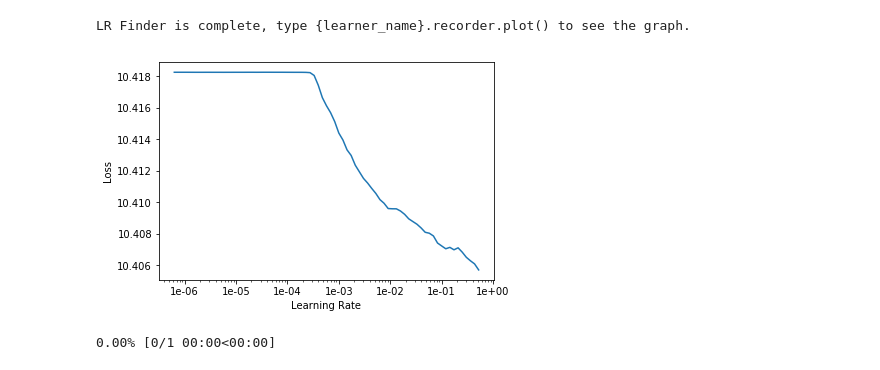
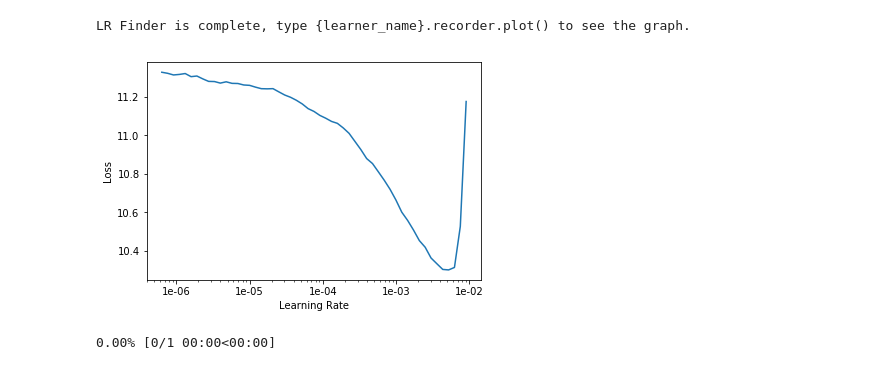
Before and after one commit to fg91/Neural-Image-Caption-Generation-Tutorial, a Jupyter notebook: Image caption generator.ipynb, the cells around one changed output. Drawn from its saved outputs; the diff is of its cells as text; code cells hidden in the pictures.

```diff
--- a/Image caption generator.ipynb
+++ b/Image caption generator.ipynb
@@ -310,7 +310,6 @@ class seq2seqAutoEncoder(nn.Module):
         # pdb.set_trace()
         _, h = self.encode(inp)
 
-        # Decode
         dec_inp = torch.zeros(inp.size(1), requires_grad=False).long()
         dec_inp = dec_inp.to(self.device)
         res = []
@@ -325,10 +324,7 @@ class seq2seqAutoEncoder(nn.Module):
         return torch.stack(res)
 
     def encode(self, inp):
-        seqlen, bs = inp.size()
-
-        # Encode
-        h = self.initHidden(bs)
+        h = self.initHidden(inp.size(1))  # bs
         h = h.to(self.device)
         emb = self.emb_drop(self.emb(inp))
         enc_output, h = self.rnn_enc(emb, h) # h[1] is same as enc_outp[-1]!
@@ -342,7 +338,7 @@ class seq2seqAutoEncoder(nn.Module):
         output, h = self.rnn_dec(emb_inp, h)
         output = self.out(self.out_drop(output[0]))
 
-        return F.softmax(output, dim=1), h
+        return output, h
 
     def initHidden(self, bs):
         return torch.zeros(self.n_layers, bs, self.n_hid, requires_grad=False)
@@ -359,7 +355,7 @@ def Seq2SeqLoss(pred, target):
     pred = pred[:seqlen]
 
     # cross_entropy can't handle rank 3 tensors currently, we need to flatten
-    return F.cross_entropy(pred.view(-1, n_probs), target.view(-1))
+    return F.cross_entropy(pred.contiguous().view(-1, n_probs), target.contiguous().view(-1))
 # %%
 emb_sz = vec_dict["cat"].size
 emb_sz
@@ -382,9 +378,9 @@ learn.lr_find()
 [interactive output not drawn]
 LR Finder is complete, type {learner_name}.recorder.plot() to see the graph.
 # %%
-learn.recorder.plot(skip_end=15)
+learn.recorder.plot(skip_end=18)
 # %% [output]
-[figure, old version]
+[figure, new version]
 # %%
 lr = 1e-3
 # %%
```
Also changed, not shown: parts of 11 cells of this notebook.
